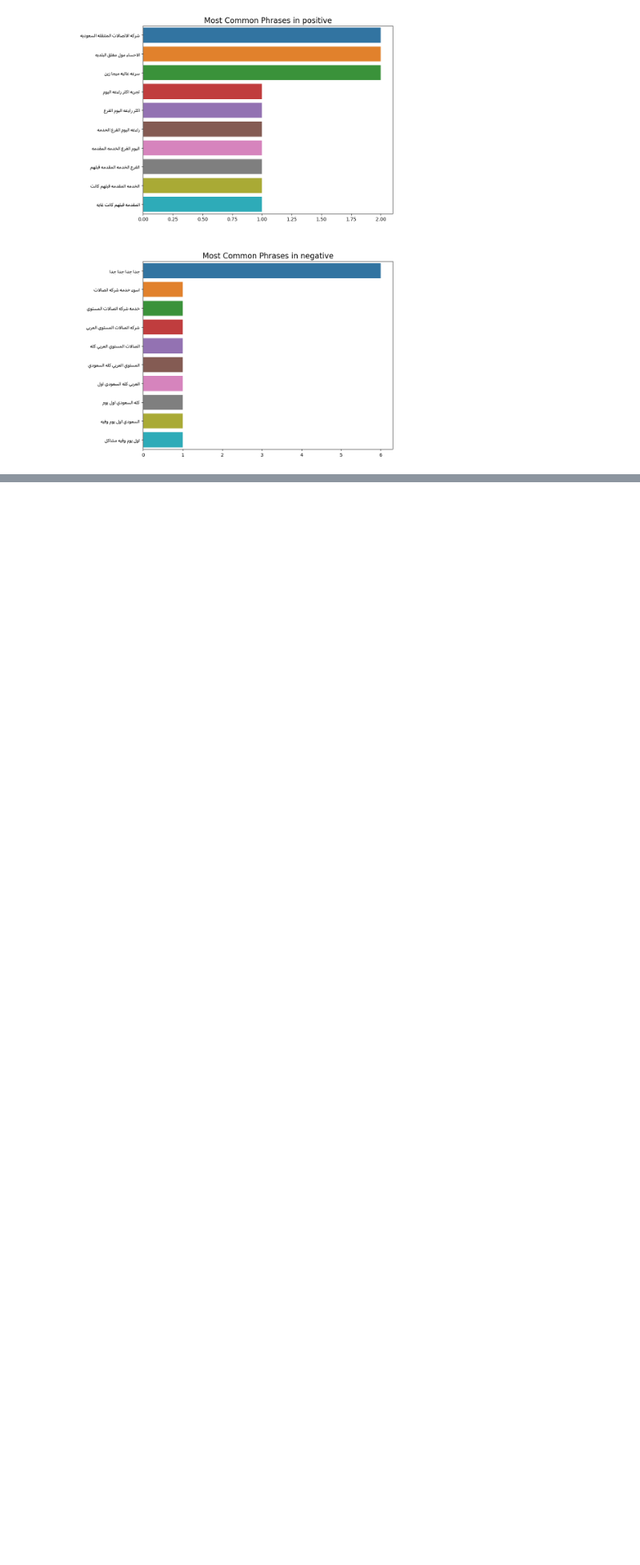
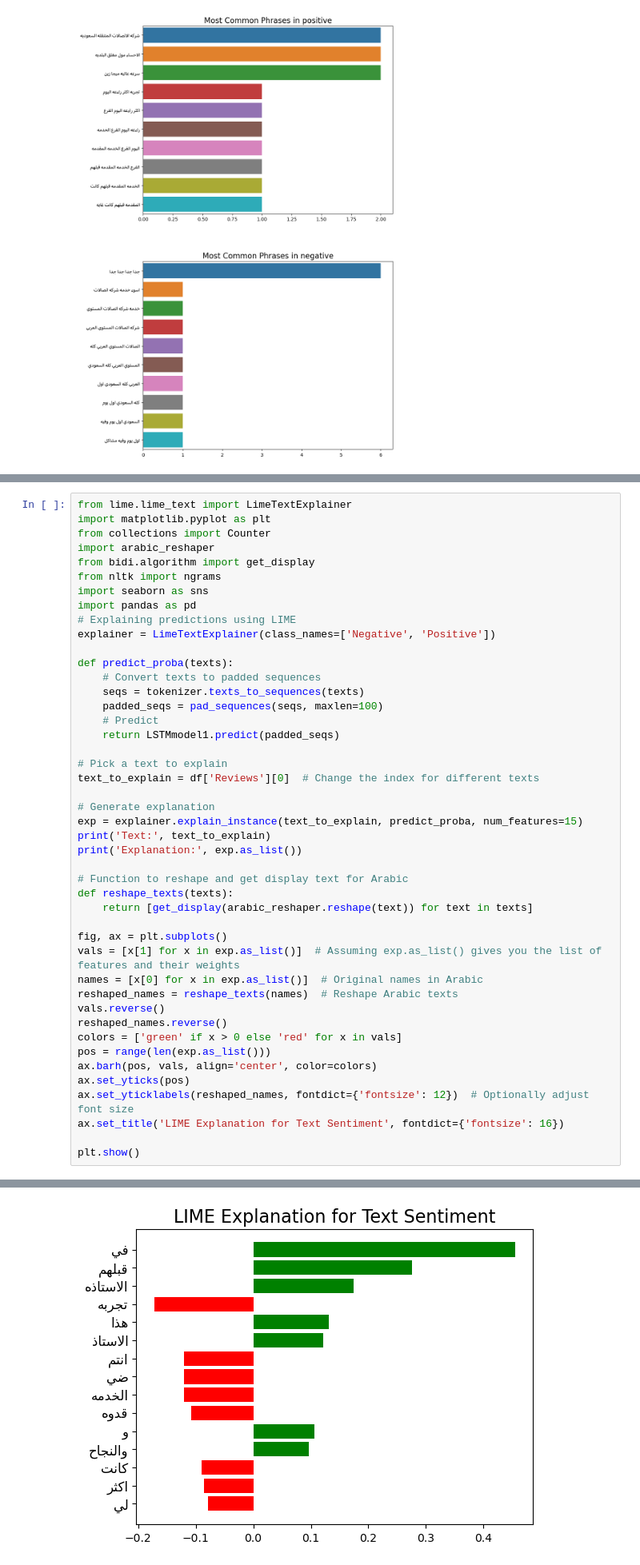
Before and after one commit to shaaleissa/Data-Mining-Project, a Jupyter notebook: FOR DS/another_sa_for_DS.ipynb, the cells around one changed output, grey strips where cells are left out. Shown at 80% size. Cells and saved outputs as stored; diff of their text form; blank space fills up the shorter version.

Commit message:
lime

```diff
--- a/FOR DS/another_sa_for_DS.ipynb
+++ b/FOR DS/another_sa_for_DS.ipynb
@@ -600,0 +595,46 @@ plot_most_common_ngrams(common_words)
+# %%
+from lime.lime_text import LimeTextExplainer
+import matplotlib.pyplot as plt
+from collections import Counter
+import arabic_reshaper
+from bidi.algorithm import get_display
+from nltk import ngrams
+import seaborn as sns
+import pandas as pd
+# Explaining predictions using LIME
+explainer = LimeTextExplainer(class_names=['Negative', 'Positive'])
+
+def predict_proba(texts):
+    # Convert texts to padded sequences
+    seqs = tokenizer.texts_to_sequences(texts)
+    padded_seqs = pad_sequences(seqs, maxlen=100)
+    # Predict
+    return LSTMmodel1.predict(padded_seqs)
+
+# Pick a text to explain
+text_to_explain = df['Reviews'][0]  # Change the index for different texts
+
+# Generate explanation
+exp = explainer.explain_instance(text_to_explain, predict_proba, num_features=15)
+print('Text:', text_to_explain)
+print('Explanation:', exp.as_list())
+
+# Function to reshape and get display text for Arabic
+def reshape_texts(texts):
+    return [get_display(arabic_reshaper.reshape(text)) for text in texts]
+
+fig, ax = plt.subplots()
+vals = [x[1] for x in exp.as_list()]  # Assuming exp.as_list() gives you the list of features and their weights
+names = [x[0] for x in exp.as_list()]  # Original names in Arabic
+reshaped_names = reshape_texts(names)  # Reshape Arabic texts
+vals.reverse()
+reshaped_names.reverse()
+colors = ['green' if x > 0 else 'red' for x in vals]
+pos = range(len(exp.as_list()))
+ax.barh(pos, vals, align='center', color=colors)
+ax.set_yticks(pos)
+ax.set_yticklabels(reshaped_names, fontdict={'fontsize': 12})  # Optionally adjust font size
+ax.set_title('LIME Explanation for Text Sentiment', fontdict={'fontsize': 16})
+
+plt.show()
+# %% [output]
@@ -600,0 +644 @@ plot_most_common_ngrams(common_words)
+[figure, added]
```
Also changed, not shown: parts of 5 cells of this notebook, 1 other file.
